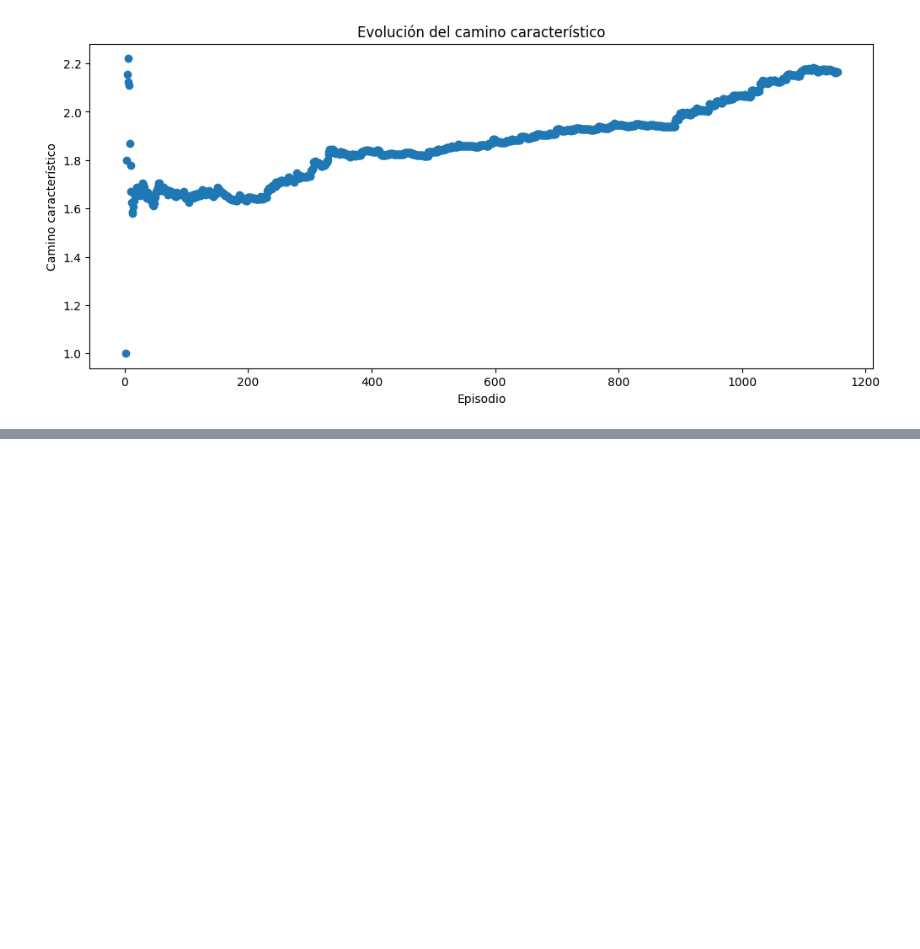
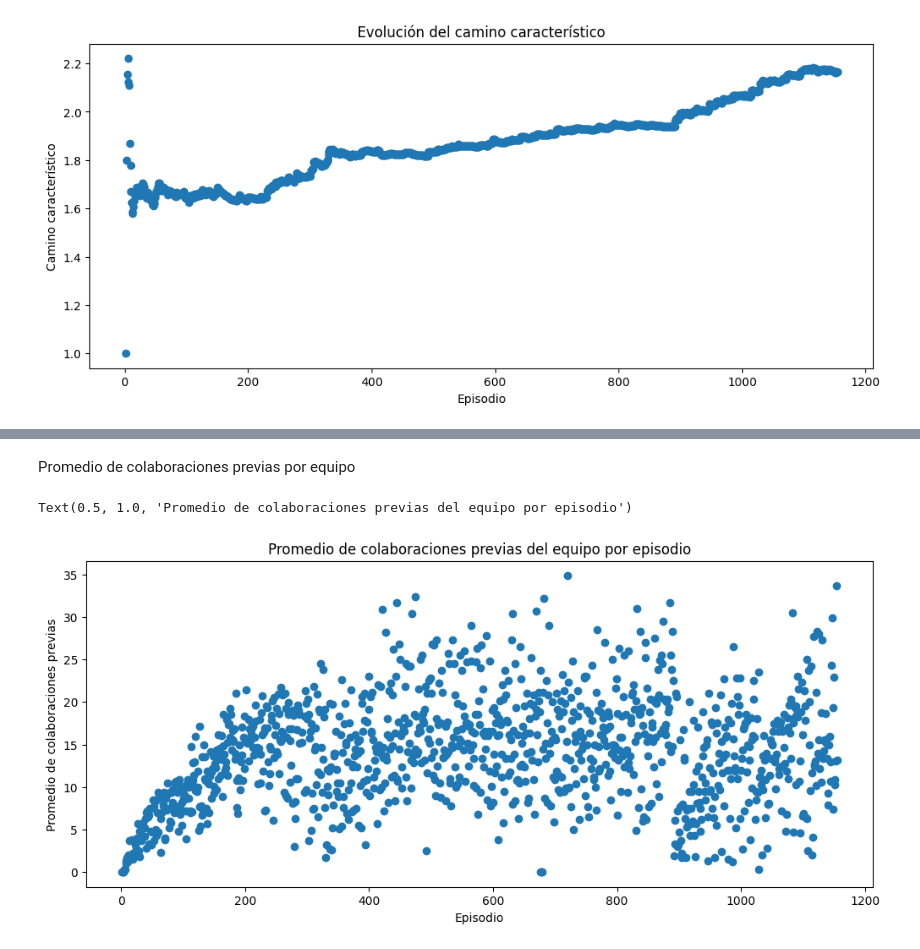
Before and after one commit to Jotape24/Complex-Networks-and-One-Piece, a Jupyter notebook: graph.ipynb, the cells around one changed output, grey strips where cells are left out. Cells and saved outputs as stored; diff of their text form; code cells hidden in the pictures; blank space fills up the shorter version.

```diff
--- a/graph.ipynb
+++ b/graph.ipynb
@@ -1382,0 +1447,19 @@ Text(0.5, 1.0, 'Evolución del camino característico')
+# %% [markdown]
+Promedio de colaboraciones previas por equipo
+# %%
+y = avg_previous_tm_shared_colabs_list
+
+# plot de distribución
+
+plt.figure(figsize=(12, 5))
+
+plt.subplot(1, 1, 1)
+
+plt.scatter(x, y)
+
+plt.xlabel("Episodio")
+plt.ylabel("Promedio de colaboraciones previas")
+plt.title("Promedio de colaboraciones previas del equipo por episodio")
+# %% [output]
+Text(0.5, 1.0, 'Promedio de colaboraciones previas del equipo por episodio')
+[figure, added]
```
Also changed, not shown: parts of 26 cells of this notebook, 1 other file.
